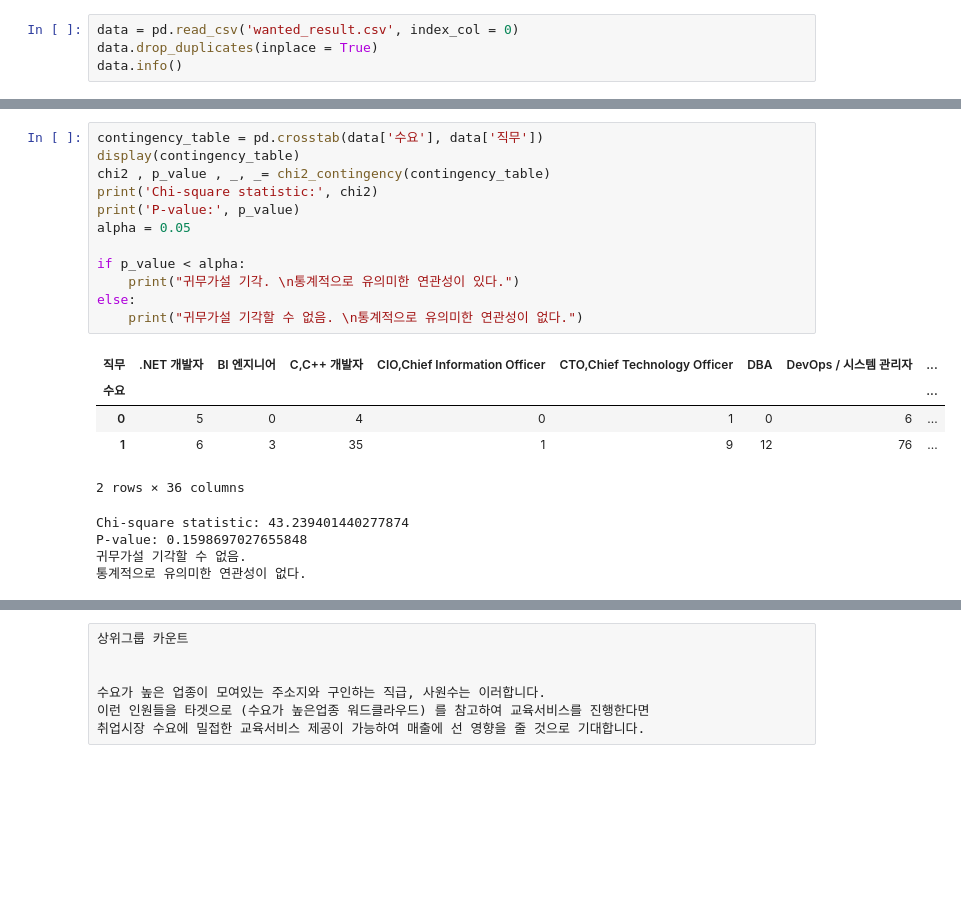
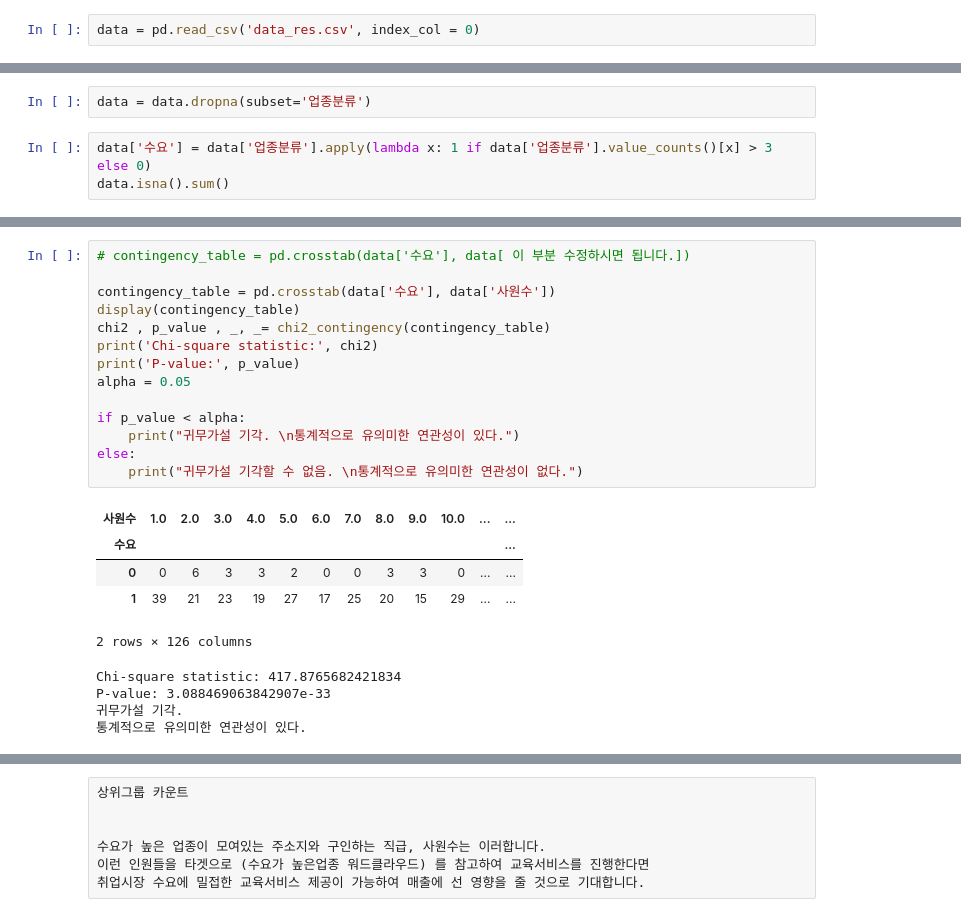
Before and after one commit to Pepi10/b7_Crawling, a Jupyter notebook: 김재경/카이제곱.ipynb, the cells around one changed output, grey strips where cells are left out. Drawn from its saved outputs; the diff is of its cells as text; blank space fills up the shorter version.

```diff
--- a/김재경/카이제곱.ipynb
+++ b/김재경/카이제곱.ipynb
@@ -5,4 +8,2 @@ import re
 # %%
-data = pd.read_csv('wanted_result.csv', index_col = 0)
-data.drop_duplicates(inplace = True)
-data.info()
+data = pd.read_csv('data_res.csv', index_col = 0)
@@ -26,0 +10,5 @@ memory usage: 216.8+ KB
+# %%
+data = data.dropna(subset='업종분류')
+# %%
+data['수요'] = data['업종분류'].apply(lambda x: 1 if data['업종분류'].value_counts()[x] > 3 else 0)
+data.isna().sum()
@@ -27,25 +38,27 @@ memory usage: 216.8+ KB
 # %%
-contingency_table = pd.crosstab(data['수요'], data['직무'])
+# contingency_table = pd.crosstab(data['수요'], data[ 이 부분 수정하시면 됩니다.])
+
+contingency_table = pd.crosstab(data['수요'], data['사원수'])
 display(contingency_table)
 chi2 , p_value , _, _= chi2_contingency(contingency_table)
 print('Chi-square statistic:', chi2)
 print('P-value:', p_value)
 alpha = 0.05
 
 if p_value < alpha:
     print("귀무가설 기각. \n통계적으로 유의미한 연관성이 있다.")
 else:
     print("귀무가설 기각할 수 없음. \n통계적으로 유의미한 연관성이 없다.")
 # %% [output]
-| 직무 | .NET 개발자 | BI 엔지니어 | C,C++ 개발자 | CIO,Chief Information Officer | CTO,Chief Technology Officer | DBA | DevOps / 시스템 관리자 | ... |
-| 수요 |  |  |  |  |  |  |  | ... |
-| 0 | 5 | 0 | 4 | 0 | 1 | 0 | 6 | ... |
-| 1 | 6 | 3 | 35 | 1 | 9 | 12 | 76 | ... |
+| 사원수 | 1.0 | 2.0 | 3.0 | 4.0 | 5.0 | 6.0 | 7.0 | 8.0 | 9.0 | 10.0 | ... | ... |
+| 수요 |  |  |  |  |  |  |  |  |  |  |  | ... |
+| 0 | 0 | 6 | 3 | 3 | 2 | 0 | 0 | 3 | 3 | 0 | ... | ... |
+| 1 | 39 | 21 | 23 | 19 | 27 | 17 | 25 | 20 | 15 | 29 | ... | ... |
-2 rows × 36 columns
+2 rows × 126 columns
-Chi-square statistic: 43.239401440277874
-P-value: 0.1598697027655848
-귀무가설 기각할 수 없음.
-통계적으로 유의미한 연관성이 없다.
+Chi-square statistic: 417.8765682421834
+P-value: 3.088469063842907e-33
+귀무가설 기각.
+통계적으로 유의미한 연관성이 있다.
 # %% [markdown]
 # 업종 분류별 수요가 높은 그룹의 특징
 
```
Also changed, not shown: parts of 5 cells of this notebook, 5 other files.
